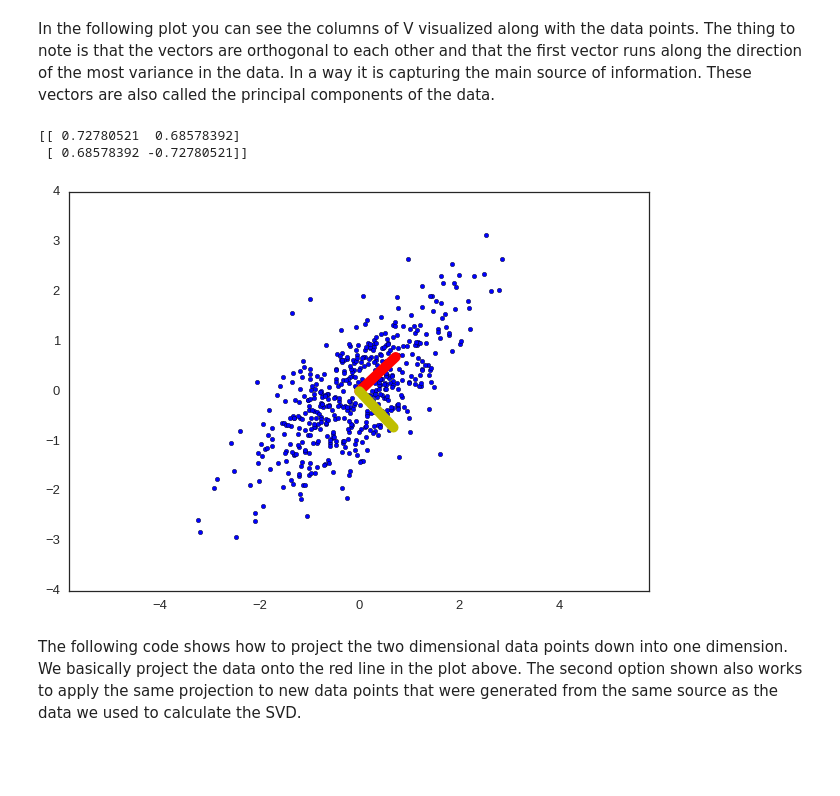
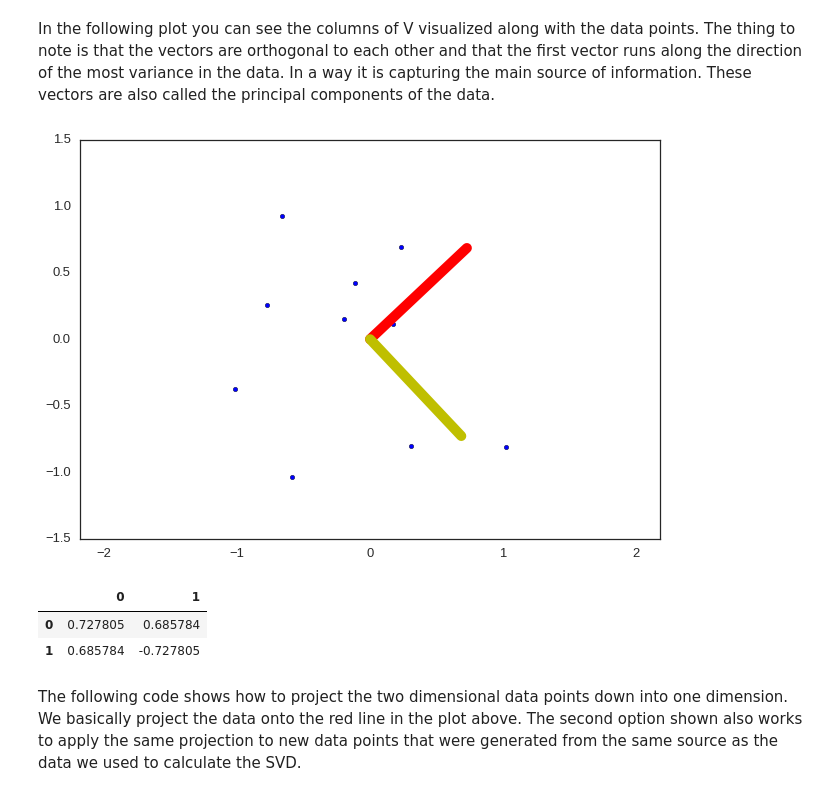
Before and after one commit to clementlefevre/CS109, a Jupyter notebook: 2014/lectures/2014_09_23-lecture/data_scraping_transcript.ipynb, the cells around one changed output. Saved outputs shown, nothing was run; the diff lists cells and outputs as text; code cells hidden in the pictures; blank space fills up the shorter version.

```diff
--- a/2014/lectures/2014_09_23-lecture/data_scraping_transcript.ipynb
+++ b/2014/lectures/2014_09_23-lecture/data_scraping_transcript.ipynb
@@ -903,18 +799,22 @@ In the following plot you can see the columns of V visualized along with the dat
 # %%
 # show the column vectors of V
 V = Vh.T
-print Vh
-plt.scatter(x, y)
+
+plt.scatter(x[:10], y[:10])
+
+
 
 
 plt.plot([0, V[0,0]], [0,V[1,0]], c='r', linewidth=10.0)
 plt.plot([0, V[0,1]], [0,V[1,1]], c='y', linewidth=10.0)
 plt.axis('equal')
 plt.show()
+pd.DataFrame(Vh)
 # %% [output]
-[[ 0.72780521  0.68578392]
- [ 0.68578392 -0.72780521]]
-[figure, old version]
+[figure, new version]
+|  | 0 | 1 |
+| 0 | 0.727805 | 0.685784 |
+| 1 | 0.685784 | -0.727805 |
 # %% [markdown]
 The following code shows how to project the two dimensional data points down into one dimension. We basically project the data onto the red line in the plot above. The second option shown also works to apply the same projection to new data points that were generated from the same source as the data we used to calculate the SVD.
 # %%
```
Also changed, not shown: parts of 20 cells of this notebook, 6 other files.
